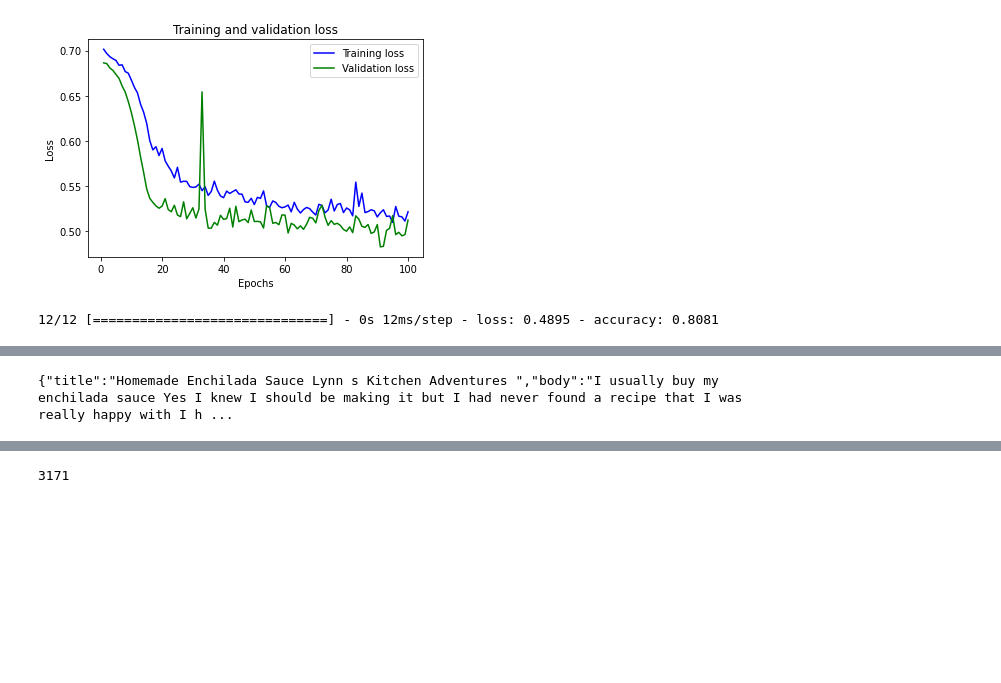
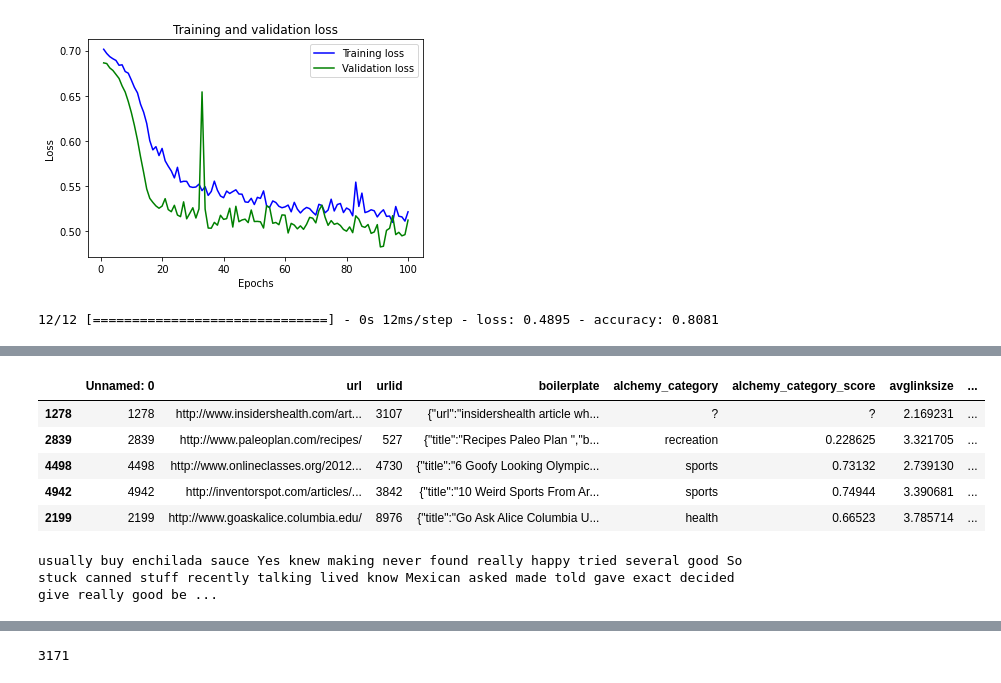
Before and after one commit to buckyron/StumbleuponEvergreen, a Jupyter notebook: stumbleuponevergreen_80_accuracy.ipynb, the cells around one changed output, grey strips where cells are left out. Saved outputs shown, nothing was run; the diff lists cells and outputs as text; code cells hidden in the pictures; blank space fills up the shorter version.

```diff
--- a/stumbleuponevergreen_80_accuracy.ipynb
+++ b/stumbleuponevergreen_80_accuracy.ipynb
@@ -331,9 +339,19 @@ df2.head()
+# %%
+df2 = pd.read_csv('/content/drive/MyDrive/StumbleUponEvergreen/clean_test.csv',sep = ',', header = 0)
+df.head()
+# %% [output]
+|  | Unnamed: 0 | url | urlid | boilerplate | alchemy_category | alchemy_category_score | avglinksize | ... |
+| 1278 | 1278 | http://www.insidershealth.com/art... | 3107 | {"url":"insidershealth article wh... | ? | ? | 2.169231 | ... |
+| 2839 | 2839 | http://www.paleoplan.com/recipes/ | 527 | {"title":"Recipes Paleo Plan ","b... | recreation | 0.228625 | 3.321705 | ... |
+| 4498 | 4498 | http://www.onlineclasses.org/2012... | 4730 | {"title":"6 Goofy Looking Olympic... | sports | 0.73132 | 2.739130 | ... |
+| 4942 | 4942 | http://inventorspot.com/articles/... | 3842 | {"title":"10 Weird Sports From Ar... | sports | 0.74944 | 3.390681 | ... |
+| 2199 | 2199 | http://www.goaskalice.columbia.edu/ | 8976 | {"title":"Go Ask Alice Columbia U... | health | 0.66523 | 3.785714 | ... |
 # %%
 # create and pad test sequences.
-prediction_sentences = list(df2['boilerplate'].astype(str))
+prediction_sentences = list(df2['clean_boilerplate'].astype(str))
 print(prediction_sentences[0])
 # %% [output]
-{"title":"Homemade Enchilada Sauce Lynn s Kitchen Adventures ","body":"I usually buy my enchilada sauce Yes I knew I should be making it but I had never found a recipe that I was really happy with I h ...
+usually buy enchilada sauce Yes knew making never found really happy tried several good So stuck canned stuff recently talking lived know Mexican asked made told gave exact decided give really good be ...
 # %%
 prediction_sequences = tokenizer.texts_to_sequences(prediction_sentences)
 prediction_padded = pad_sequences(prediction_sequences, maxlen=max_length, padding=padding_type, truncating=trunc_type)
```
Also changed, not shown: parts of 9 cells of this notebook.
